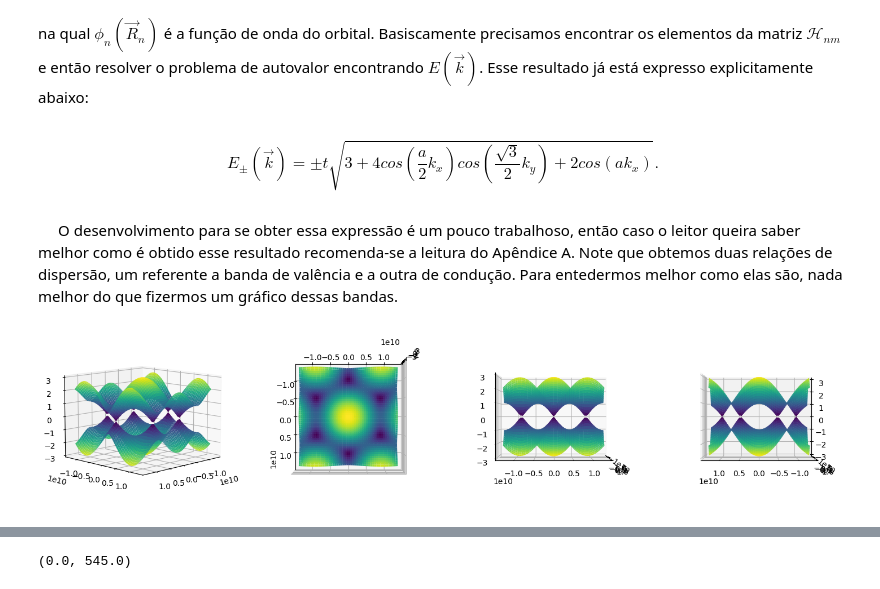
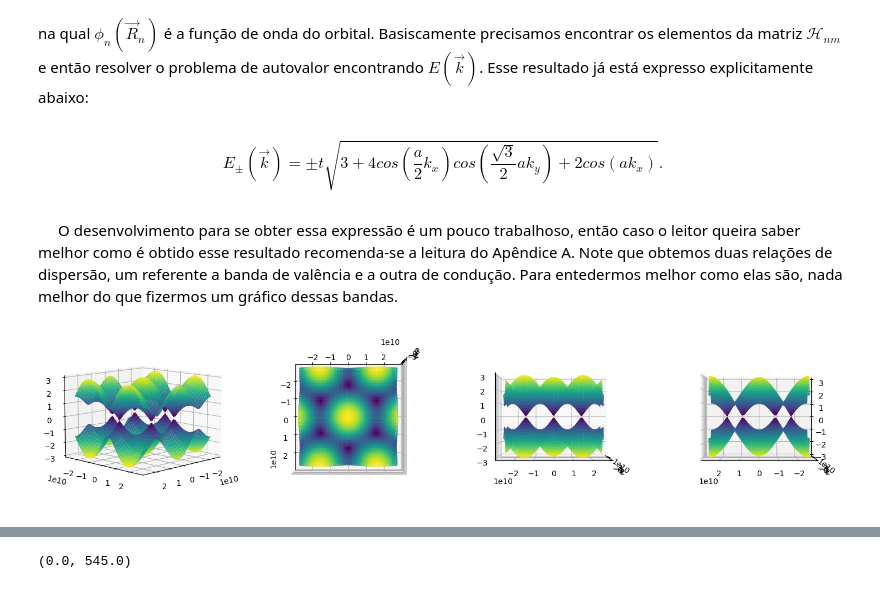
Before and after one commit to Josearthur266/Rascunhos_PET.py, a Jupyter notebook: Estrutura_de_bandas_do grafeno/Estrutura_de_bandas_do_grafeno.ipynb, the cells around one changed output, grey strips where cells are left out. Cells and saved outputs as stored; diff of their text form; code cells hidden in the pictures.

```diff
--- a/Estrutura_de_bandas_do grafeno/Estrutura_de_bandas_do_grafeno.ipynb
+++ b/Estrutura_de_bandas_do grafeno/Estrutura_de_bandas_do_grafeno.ipynb
@@ -193,48 +193,52 @@ $$\sum\limits_{\vec{R}_m}\mathcal{H}_{nm}\phi_m(\vec{R_m}) = E\phi_n(\vec{R}_n),
 # %% [markdown]
 na qual $\phi_n(\vec{R}_n)$ é a função de onda do orbital. Basiscamente precisamos encontrar os elementos da matriz $\mathcal{H}_{nm}$ e então resolver o problema de autovalor encontrando $E(\vec{k})$. Esse resultado já está expresso explicitamente abaixo:
 # %% [markdown]
-$$E_{\pm}(\vec{k}) = \pm t\sqrt{3 + 4cos\left(\frac{a}{2}k_x\right)cos\left(\frac{\sqrt{3}}{2}k_y\right) + 2cos(ak_x)}. \tag{2.10}$$
+$$E_{\pm}(\vec{k}) = \pm t\sqrt{3 + 4cos\left(\frac{a}{2}k_x\right)cos\left(\frac{\sqrt{3}}{2}ak_y\right) + 2cos(ak_x)}. \tag{2.10}$$
 # %% [markdown]
 $\quad$ O desenvolvimento para se obter essa expressão é um pouco trabalhoso, então caso o leitor queira saber melhor como é obtido esse resultado recomenda-se a leitura do Apêndice A. Note que obtemos duas relações de dispersão, um referente a banda de valência e a outra de condução. Para entedermos melhor como elas são, nada melhor do que fizermos um gráfico dessas bandas.
 # %%
 def E_conduction(t, a, k_x, k_y):
-    temp1 = np.cos(k_x*a*np.sqrt(3)/2)
-    temp2 = np.cos(3*k_y*a/2)
-    return t*np.sqrt(1 + 4*temp1*temp2 + 4*(temp1**2))
+    temp1 = np.cos(k_x*a/2)
+    temp2 = np.cos(np.sqrt(3)*k_y*a/2)
+    temp3 = np.cos(k_x*a)
+    return t*np.sqrt(3 + 4*temp1*temp2 + 2*temp3)
 
 def E_valency(t, a, k_x, k_y):
-    temp1 = np.cos(k_x*a*np.sqrt(3)/2)
-    temp2 = np.cos(3*k_y*a/2)
-    return -t*np.sqrt(1 + 4*temp1*temp2 + 4*(temp1**2))
+    temp1 = np.cos(k_x*a/2)
+    temp2 = np.cos(np.sqrt(3)*k_y*a/2)
+    temp3 = np.cos(k_x*a)
+    return -t*np.sqrt(3 + 4*temp1*temp2 + 2*temp3)
 # %%
 t = 1
 a = 2.45e-10
-x = np.linspace(-np.pi/a, np.pi/a, 2000)
-y = np.linspace(-np.pi/a, np.pi/a, 2000)
+
+x = np.linspace(-2*np.pi/a, 2*np.pi/a, 1000)
+y = np.linspace(-2*np.pi/a, 2*np.pi/a, 1000)
+
 k_x, k_y = np.meshgrid(x, y)
 
 fig = plt.figure(figsize=(18, 10))
 ax = fig.add_subplot(141, projection='3d')
 ax.plot_surface(k_x, k_y, E_conduction(t, a, k_x, k_y),cmap='viridis')
 ax.plot_surface(k_x, k_y, E_valency(t, a, k_x, k_y), cmap='viridis_r')
 ax.view_init(elev=10, azim=45)
 
 ax = fig.add_subplot(142, projection='3d')
 ax.plot_surface(k_x, k_y, E_conduction(t, a, k_x, k_y),cmap='viridis')
 ax.plot_surface(k_x, k_y, E_valency(t, a, k_x, k_y), cmap='viridis_r')
 ax.view_init(elev=90, azim=0)
 
 ax = fig.add_subplot(143, projection='3d')
 ax.plot_surface(k_x, k_y, E_conduction(t, a, k_x, k_y),cmap='viridis')
 ax.plot_surface(k_x, k_y, E_valency(t, a, k_x, k_y), cmap='viridis_r')
 ax.view_init(elev=0, azim=0)
 
 ax = fig.add_subplot(144, projection='3d')
 ax.plot_surface(k_x, k_y, E_conduction(t, a, k_x, k_y),cmap='viridis')
 ax.plot_surface(k_x, k_y, E_valency(t, a, k_x, k_y), cmap='viridis_r')
 ax.view_init(elev=0, azim=90)
 # %% [output]
-[figure, old version]
+[figure, new version]
 # %% [markdown]
 $\quad$ Essas duas superfícies que vemos nos gráficos são as bandas, a banda inferior é chamda de banda de valência e a superior denominada de banda de condução. O preenchimento dessas bandas por elétrons definem se ele é um isolante ou condutor. Se considerarmos que temos um elétron por sítio, se temos $N$ sítios teremos a mesma quantidade de elétrons. No entanto, haverá o dobro desse valor de estados, pois devemos considerar o spin de cada elétron, consequentemente apenas a banda de valência será totalmente preenchida.
 
```
Also changed, not shown: parts of 3 cells of this notebook, 1 other file.
